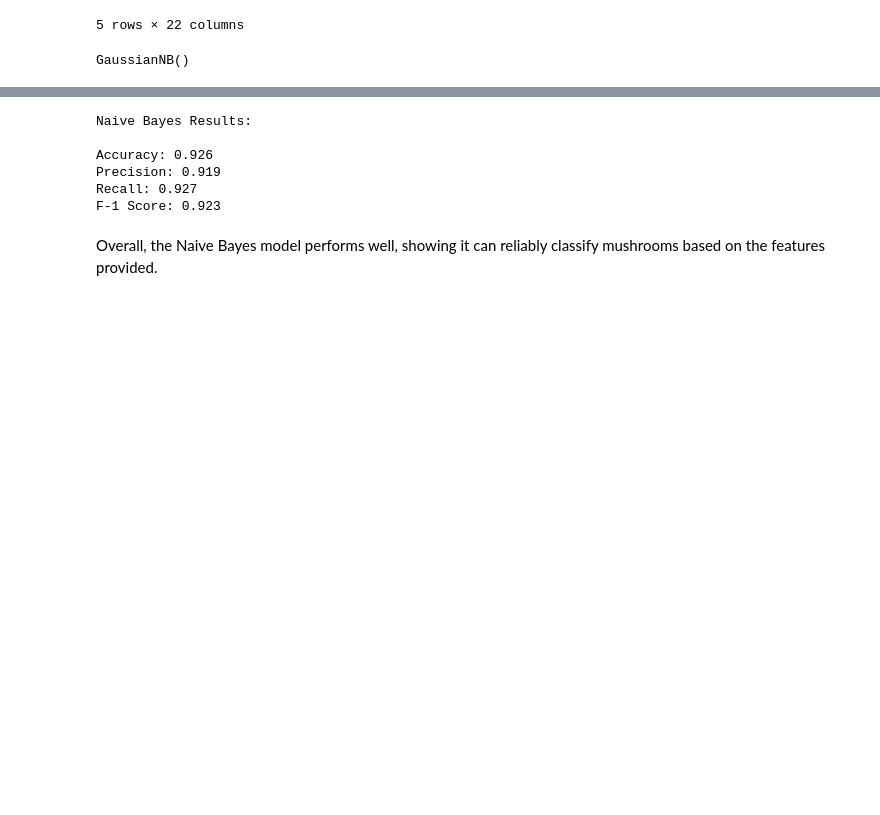
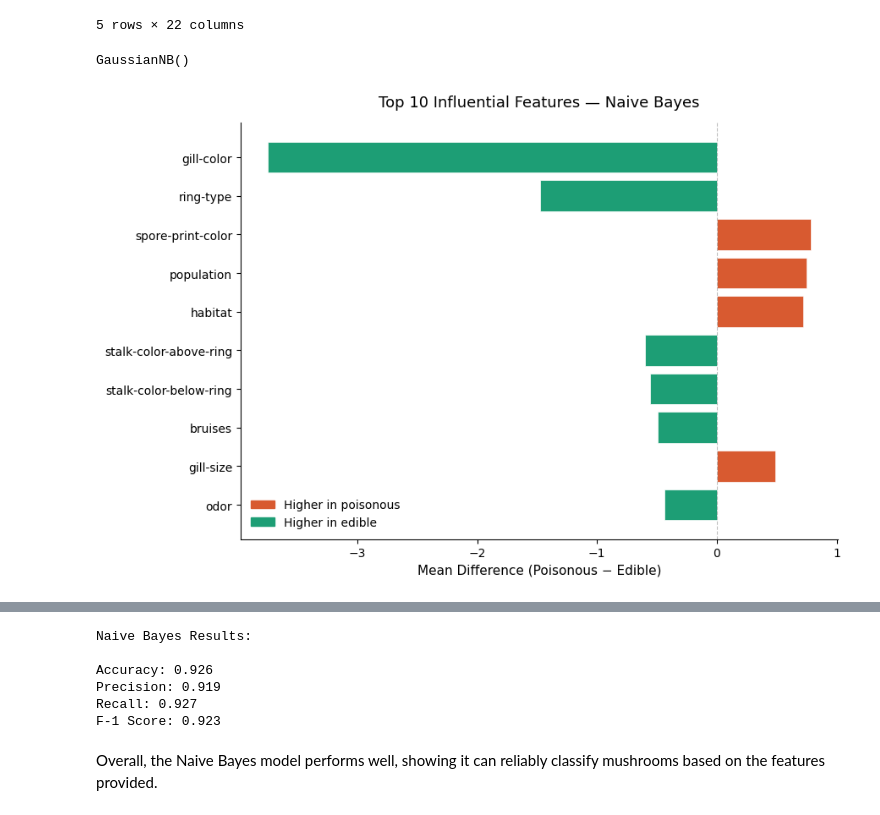
Before and after one commit to khushinanda29/mushroom-classification, a Jupyter notebook: notebooks/naive_bayes.ipynb, the cells around one changed output, grey strips where cells are left out. Saved outputs shown, nothing was run; the diff lists cells and outputs as text; code cells hidden in the pictures; blank space fills up the shorter version.

Commit message:
top features for naive bayes

```diff
--- a/notebooks/naive_bayes.ipynb
+++ b/notebooks/naive_bayes.ipynb
@@ -43,0 +41,31 @@ y_pred = model.predict(X_test)
+# %%
+import matplotlib.pyplot as plt
+import numpy as np
+
+feature_diff = model.theta_[1] - model.theta_[0]
+feature_names = X.columns
+top_idx = np.argsort(np.abs(feature_diff))[-10:]
+top_features = feature_names[top_idx]
+top_values = feature_diff[top_idx]
+
+# Color bars by direction
+colors = ['#D85A30' if v > 0 else '#1D9E75' for v in top_values]
+
+fig, ax = plt.subplots(figsize=(9, 6))
+bars = ax.barh(top_features, top_values, color=colors, edgecolor='white', linewidth=0.5)
+
+ax.axvline(0, color='gray', linewidth=0.8, linestyle='--', alpha=0.5)
+ax.set_xlabel("Mean Difference (Poisonous − Edible)", fontsize=11)
+ax.set_title("Top 10 Influential Features — Naive Bayes", fontsize=13, pad=14)
+ax.spines[['top','right']].set_visible(False)
+
+# Legend
+from matplotlib.patches import Patch
+legend = [Patch(color='#D85A30', label='Higher in poisonous'),
+          Patch(color='#1D9E75', label='Higher in edible')]
+ax.legend(handles=legend, fontsize=10, frameon=False)
+
+plt.tight_layout()
+plt.show()
+# %% [output]
+[figure, added]
```
Also changed, not shown: parts of 3 cells of this notebook.
